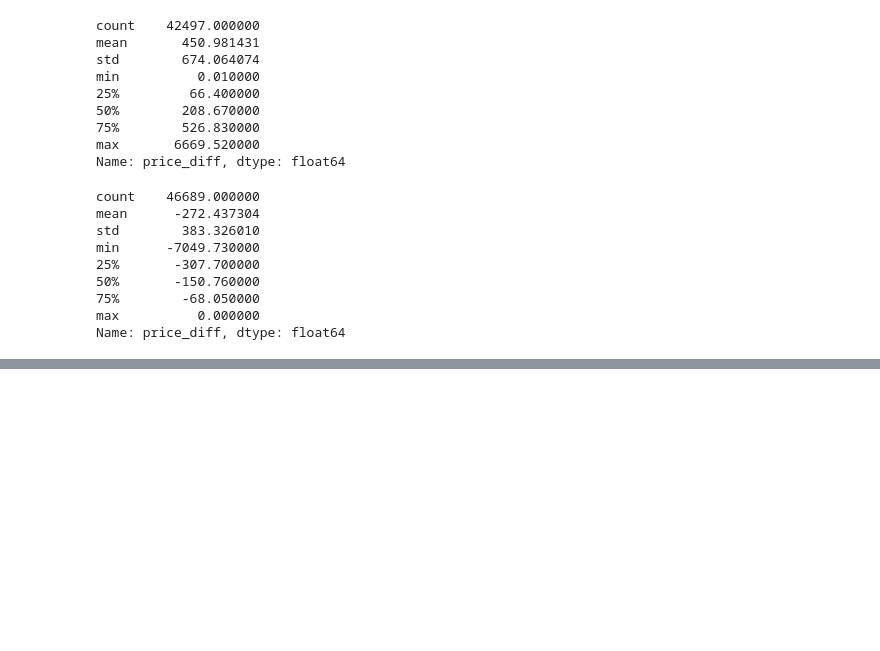
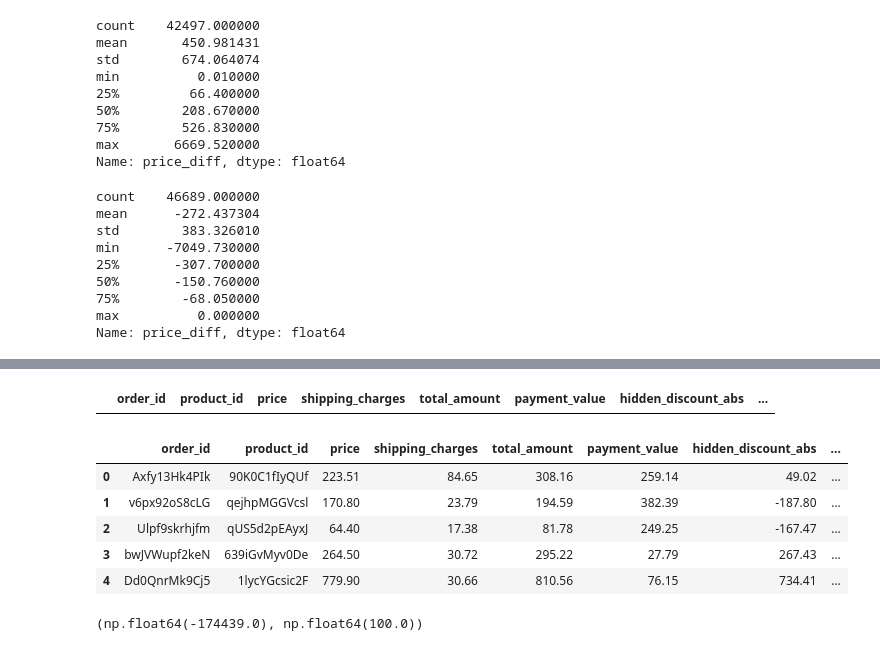
Before and after one commit to mkudim/Exploratory_data_analysis_EDA, a Jupyter notebook: Ecom_orders_supply/EDA/EDA_orderitems.ipynb, the cells around one changed output, grey strips where cells are left out. Cells and saved outputs as stored; diff of their text form; code cells hidden in the pictures; blank space fills up the shorter version.

```diff
--- a/Ecom_orders_supply/EDA/EDA_orderitems.ipynb
+++ b/Ecom_orders_supply/EDA/EDA_orderitems.ipynb
@@ -391,0 +428,36 @@ Name: price_diff, dtype: float64
+# %%
+# 1. Определяем границы бинов (в процентах)
+bins = [-100, 0, 10, 20, 30, 50, 100, 1000]
+labels = [
+    '≤0% (нет скидки / переплата)',
+    '0–10%',
+    '10–20%',
+    '20–30%',
+    '30–50%',
+    '50–100%',
+    '>100% (аномалия)'
+]
+
+# 2. Создаём категориальный столбец
+fact_orders_finance['hidden_discount_band'] = pd.cut(
+    fact_orders_finance['hidden_discount_pct '],
+    bins=bins,
+    labels=labels,
+    right=True,
+    include_lowest=True
+)
+
+# 3. Считаем распределение по бинам
+discount_dist = (
+    fact_orders_finance['hidden_discount_band']
+    .value_counts(dropna=False)
+    .to_frame('orders_count')
+    .assign(share_pct=lambda df: df['orders_count'] / df['orders_count'].sum() * 100)
+    .sort_index()
+)
+
+discount_dist
+
+# «номинал» (total_amount) существенно выше фактической оплаты
+# либо платформа/маркетплейс активно субсидирует,
+# либо прайс-лист сильно завышен и всегда продаётся «со скидкой»
@@ -391,0 +475,26 @@ Name: price_diff, dtype: float64
+# %%
+df_nan = fact_orders_finance[fact_orders_finance['hidden_discount_pct '].isna()].copy()
+df_not_nan = fact_orders_finance[fact_orders_finance['hidden_discount_pct '].notna()].copy()
+# %%
+df_nan
+# %% [output]
+|  | order_id | product_id | price | shipping_charges | total_amount | payment_value | hidden_discount_abs | ... |
+# %%
+df_not_nan.head()
+# %% [output]
+|  | order_id | product_id | price | shipping_charges | total_amount | payment_value | hidden_discount_abs | ... |
+| 0 | Axfy13Hk4PIk | 90K0C1fIyQUf | 223.51 | 84.65 | 308.16 | 259.14 | 49.02 | ... |
+| 1 | v6px92oS8cLG | qejhpMGGVcsl | 170.80 | 23.79 | 194.59 | 382.39 | -187.80 | ... |
+| 2 | Ulpf9skrhjfm | qUS5d2pEAyxJ | 64.40 | 17.38 | 81.78 | 249.25 | -167.47 | ... |
+| 3 | bwJVWupf2keN | 639iGvMyv0De | 264.50 | 30.72 | 295.22 | 27.79 | 267.43 | ... |
+| 4 | Dd0QnrMk9Cj5 | 1lycYGcsic2F | 779.90 | 30.66 | 810.56 | 76.15 | 734.41 | ... |
+# %%
+# 1. Проверяем наличие NaN именно в биннинге
+fact_orders_finance['hidden_discount_band'].isna().sum()
+
+# 2. Смотрим экстремальные значения hidden_discount_pct
+fact_orders_finance['hidden_discount_pct '].describe()
+
+fact_orders_finance['hidden_discount_pct '].min(), fact_orders_finance['hidden_discount_pct '].max()
+# %% [output]
+(np.float64(-174439.0), np.float64(100.0))
```
Also changed, not shown: parts of 14 cells of this notebook.
